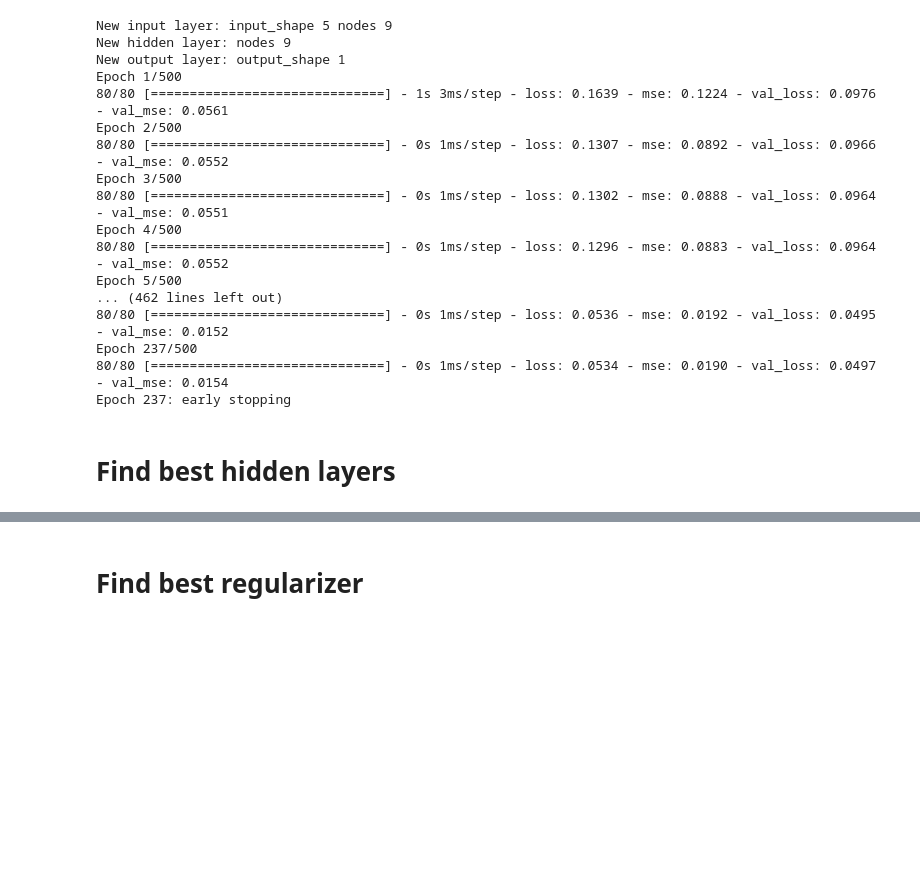
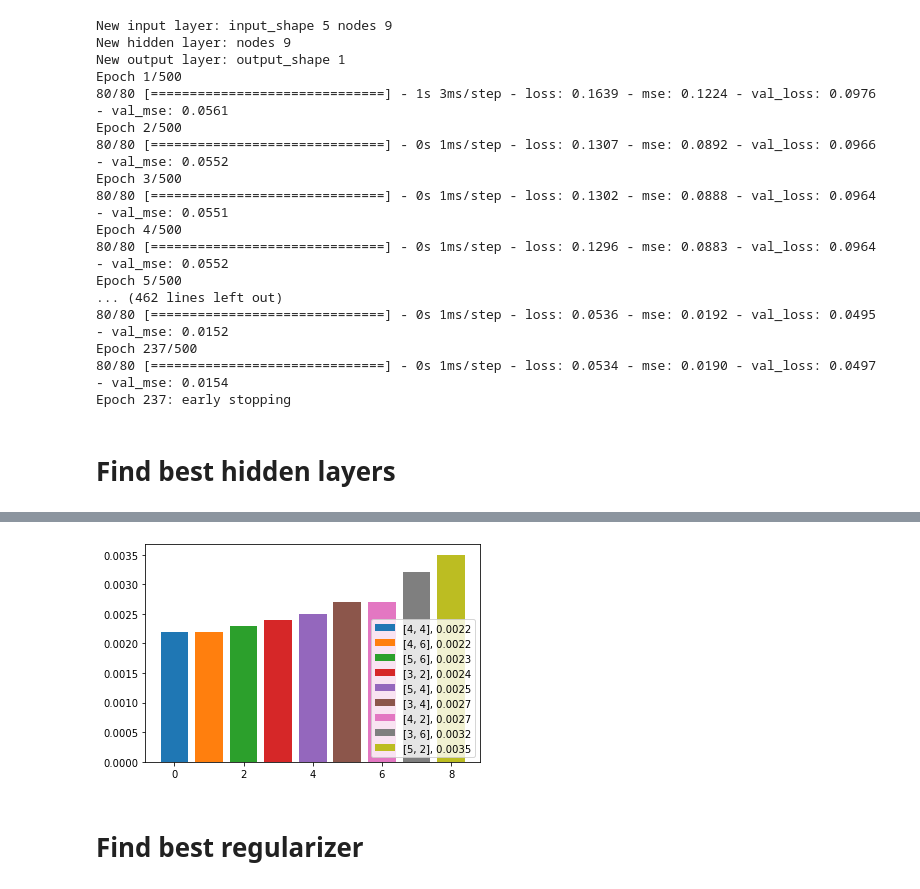
Before and after one commit to KevinArmbruster/ml_lab, a Jupyter notebook: Lab1b/Task 4.ipynb, the cells around one changed output, grey strips where cells are left out. Drawn from its saved outputs; the diff is of its cells as text; code cells hidden in the pictures; blank space fills up the shorter version.

```diff
--- a/Lab1b/Task 4.ipynb
+++ b/Lab1b/Task 4.ipynb
@@ -119,11 +119,14 @@ Epoch 237/500
 80/80 [==============================] - 0s 1ms/step - loss: 0.0534 - mse: 0.0190 - val_loss: 0.0497 - val_mse: 0.0154
 Epoch 237: early stopping
 # %%
-def grid_search(param_dict, _X_train, _y_train, _X_val, _y_val):
+def grid_search(param_dict, _X_train, _y_train, _X_val, _y_val, use_es=True):
     param_grids = list(ParameterGrid(param_dict))
     print(len(param_grids))
 
-    es = EarlyStopping(monitor='val_mse', mode='min', patience=20, min_delta=0.0001, verbose=1, restore_best_weights=0)
+    if use_es:
+        es = EarlyStopping(monitor='val_mse', mode='min', patience=20, min_delta=0.0001, verbose=1, restore_best_weights=0)
+    else:
+        es = None
     models = []
     histories = []
 
@@ -175,3 +178,12 @@ Epoch 4/500
+# %%
+
+for i, (param, model, history, final_train_mse, final_val_mse, epoch) in enumerate(arch_eval_grid):
+    h = param["hidden_layer_nodes"]
+    plt.bar(i, final_val_mse, label=f"{h}, {final_val_mse}")
+plt.legend(loc="lower right")
+plt.show()
+# %% [output]
+[figure, added]
 # %% [markdown]
 # Find best regularizer
 # %%
```
Also changed, not shown: parts of 20 cells of this notebook, 1 other file.
